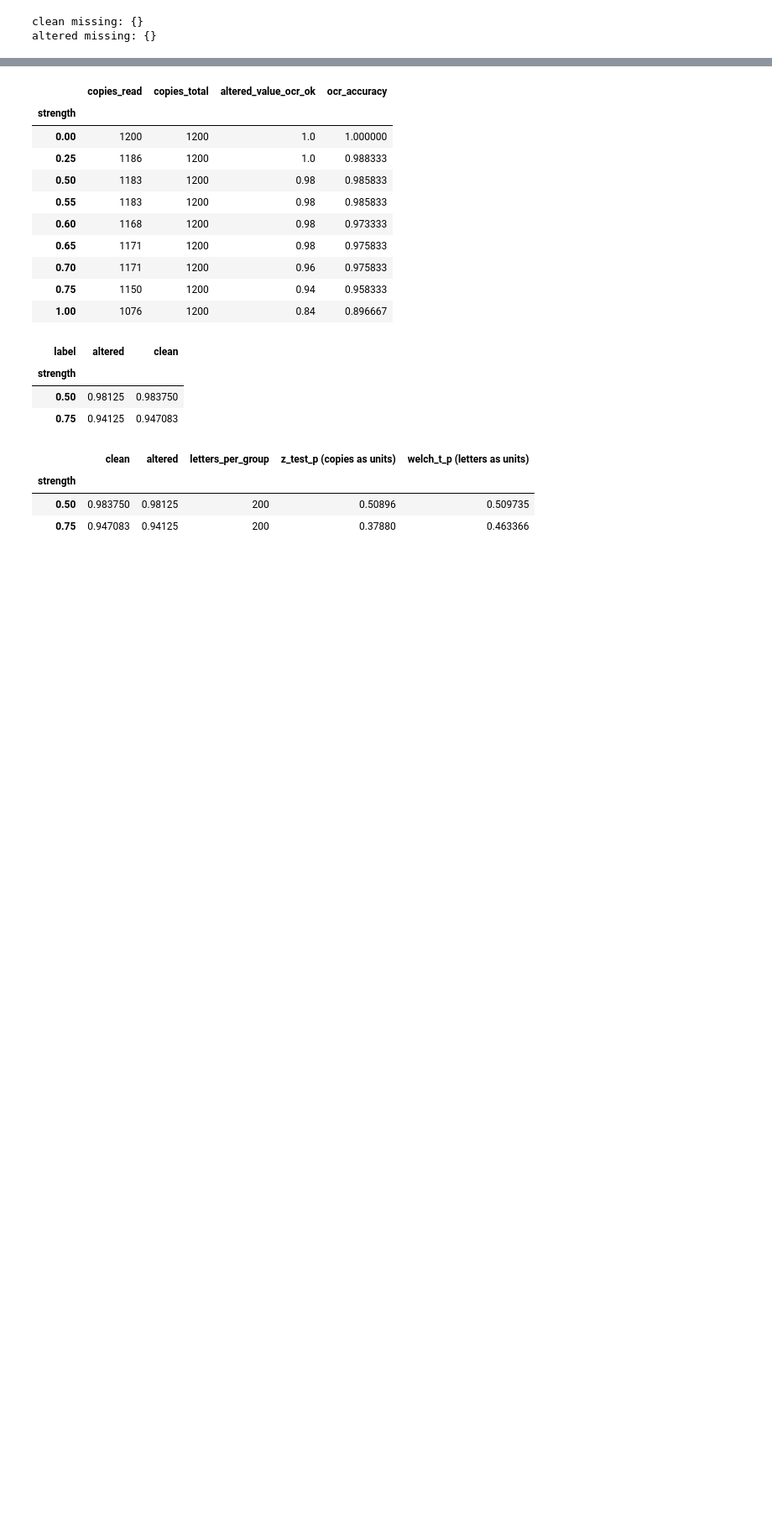
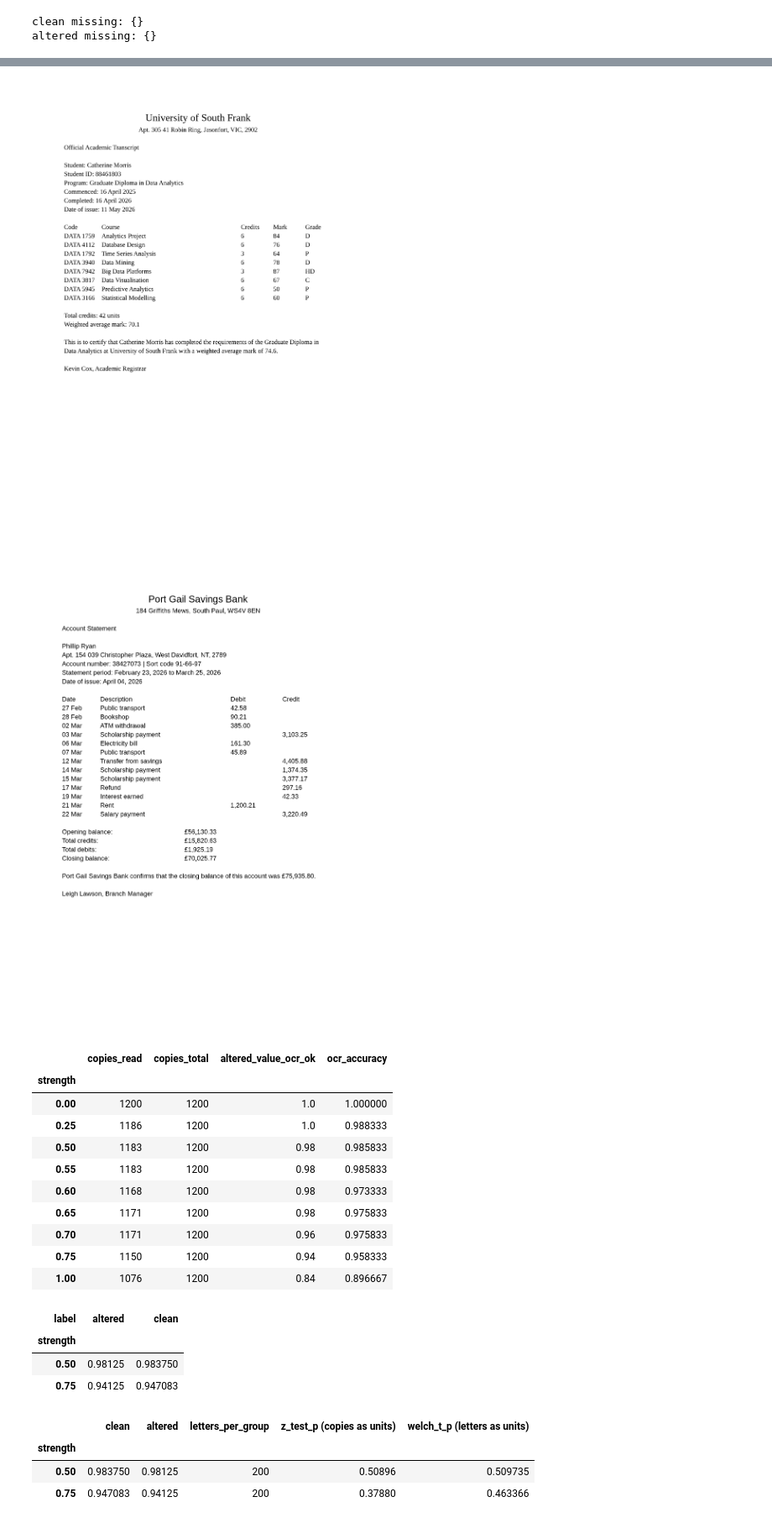
Before and after one commit to upretisaurav/doc-verify, a Jupyter notebook: notebooks/offer_letter_date_setup.ipynb, the cells around one changed output, grey strips where cells are left out. Shown at 84% size. Drawn from its saved outputs; the diff is of its cells as text; code cells hidden in the pictures; blank space fills up the shorter version.

```diff
--- a/notebooks/offer_letter_date_setup.ipynb
+++ b/notebooks/offer_letter_date_setup.ipynb
@@ -91,3 +104,10 @@ altered missing: {}
+# %%
+for name in ["transcript_01", "bank_02"]:
+    page = Image.open(samples_dir / f"{name}.png")
+    display(page.resize((page.width // 2, page.height // 2)))
+# %% [output]
+[figure, added]
+[figure, added]
 # %%
 STRENGTHS = [0, 0.25, 0.5, 0.55, 0.6, 0.65, 0.7, 0.75, 1]
 
```
Also changed, not shown: parts of 7 cells of this notebook, 15 other files.
